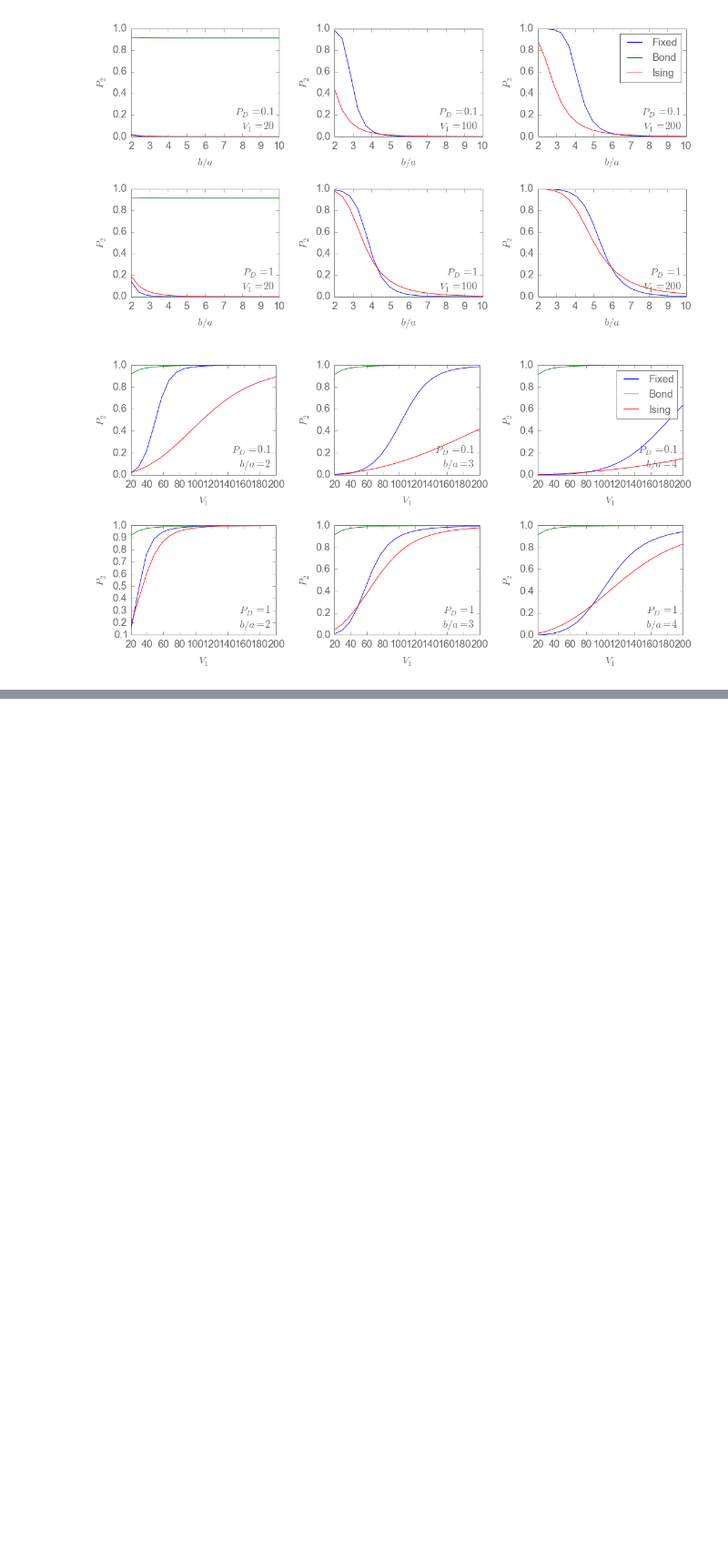
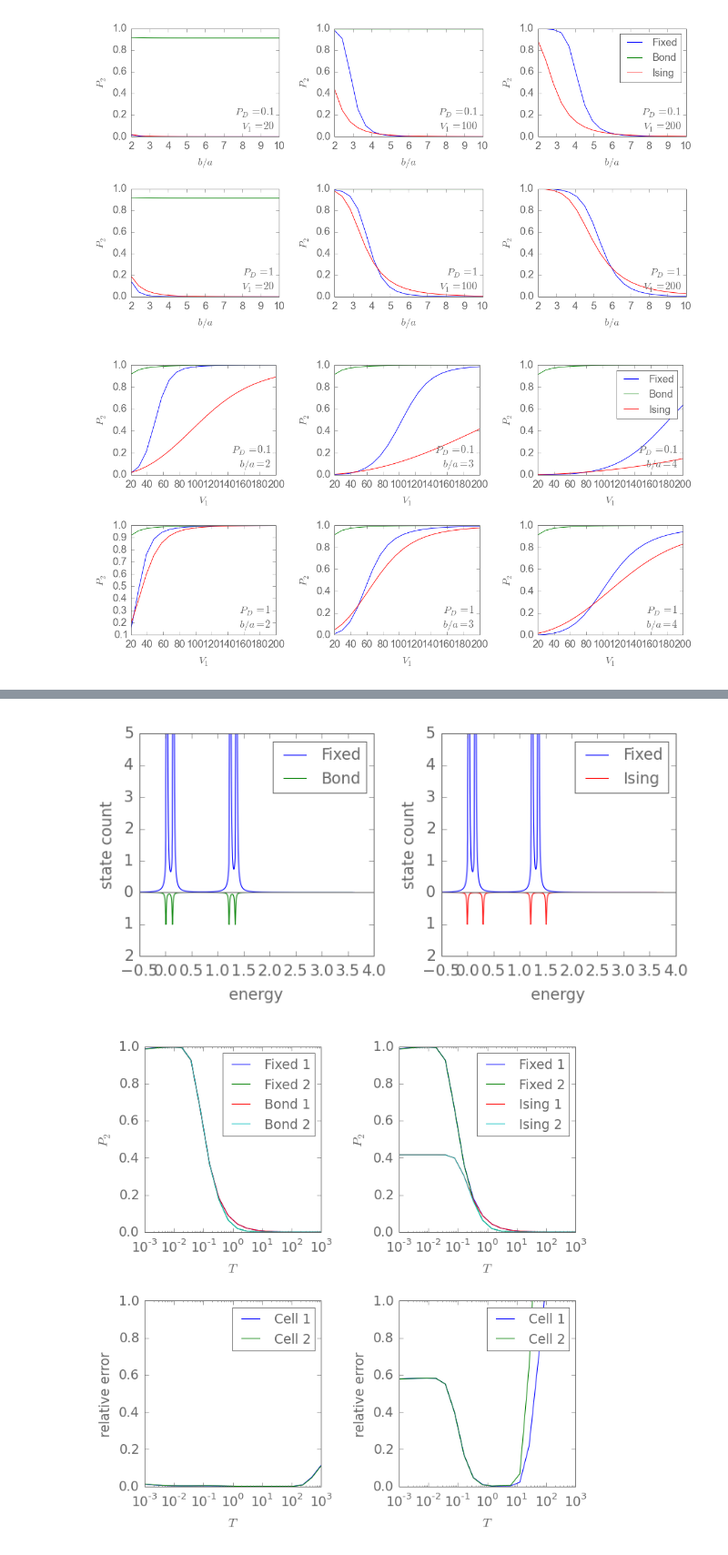
Before and after one commit to meznom/phd_thesis, a Jupyter notebook: notebooks/chapter02.ipynb, the cells around one changed output, grey strips where cells are left out. Shown at 91% size. Drawn from its saved outputs; the diff is of its cells as text; code cells hidden in the pictures; blank space fills up the shorter version.

```diff
--- a/notebooks/chapter02.ipynb
+++ b/notebooks/chapter02.ipynb
@@ -378,0 +569,11 @@ for p,o,l in zip(ps,[3,5],ls):
+# %%
+T,V1,boa,P_D = 1,200,3.0,0.1
+
+display(spectrumplot(T,V1,boa,P_D))
+display(PETplot(T,V1,boa,P_D))
+display(PEV1plot(T,V1,boa,P_D))
+display(PEBOAplot(T,V1,boa,P_D))
+display(PEPDplot(T,V1,boa,P_D))
+# %% [output]
+[figure, added]
+[figure, added]
```
Also changed, not shown: parts of 18 cells of this notebook.
